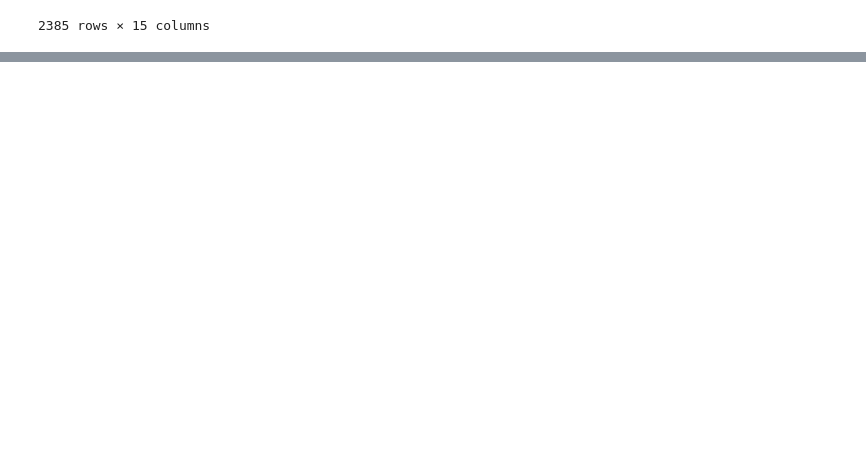
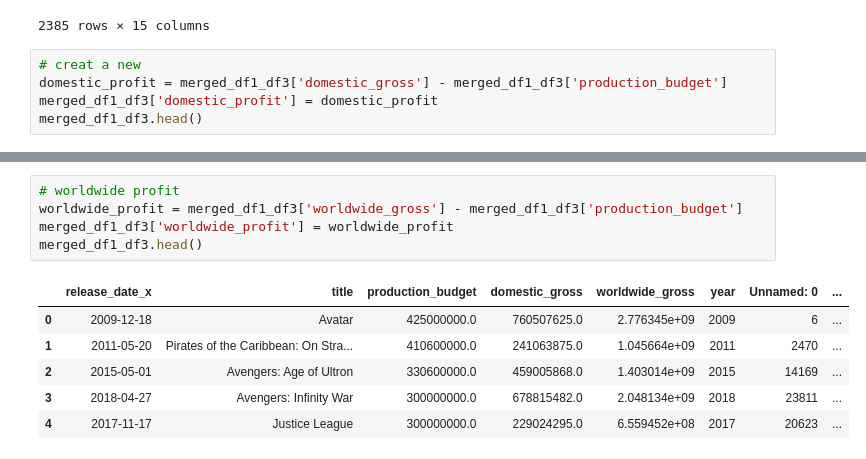
Before and after one commit to Vincent-Muteti/Phase2-Project, a Jupyter notebook: group5.ipynb, the cells around one changed output, grey strips where cells are left out. Drawn from its saved outputs; the diff is of its cells as text; blank space fills up the shorter version.

```diff
--- a/group5.ipynb
+++ b/group5.ipynb
@@ -106,3 +106,8 @@ merged_df1_df3
 | 2383 | 2013-01-04 | All Superheroes Must Die | 20000.0 | 0.0 | 0.000000e+00 | 2013 | 8893 | ... |
 | 2384 | 2012-01-13 | Newlyweds | 9000.0 | 4584.0 | 4.584000e+03 | 2012 | 3468 | ... |
 2385 rows × 15 columns
+# %%
+# creat a new
+domestic_profit = merged_df1_df3['domestic_gross'] - merged_df1_df3['production_budget']
+merged_df1_df3['domestic_profit'] = domestic_profit
+merged_df1_df3.head()
@@ -108,0 +121,12 @@ merged_df1_df3
+# %%
+# worldwide profit
+worldwide_profit = merged_df1_df3['worldwide_gross'] - merged_df1_df3['production_budget']
+merged_df1_df3['worldwide_profit'] = worldwide_profit
+merged_df1_df3.head()
+# %% [output]
+|  | release_date_x | title | production_budget | domestic_gross | worldwide_gross | year | Unnamed: 0 | ... |
+| 0 | 2009-12-18 | Avatar | 425000000.0 | 760507625.0 | 2.776345e+09 | 2009 | 6 | ... |
+| 1 | 2011-05-20 | Pirates of the Caribbean: On Stra... | 410600000.0 | 241063875.0 | 1.045664e+09 | 2011 | 2470 | ... |
+| 2 | 2015-05-01 | Avengers: Age of Ultron | 330600000.0 | 459005868.0 | 1.403014e+09 | 2015 | 14169 | ... |
+| 3 | 2018-04-27 | Avengers: Infinity War | 300000000.0 | 678815482.0 | 2.048134e+09 | 2018 | 23811 | ... |
+| 4 | 2017-11-17 | Justice League | 300000000.0 | 229024295.0 | 6.559452e+08 | 2017 | 20623 | ... |
```
Also changed, not shown: parts of 6 cells of this notebook.
